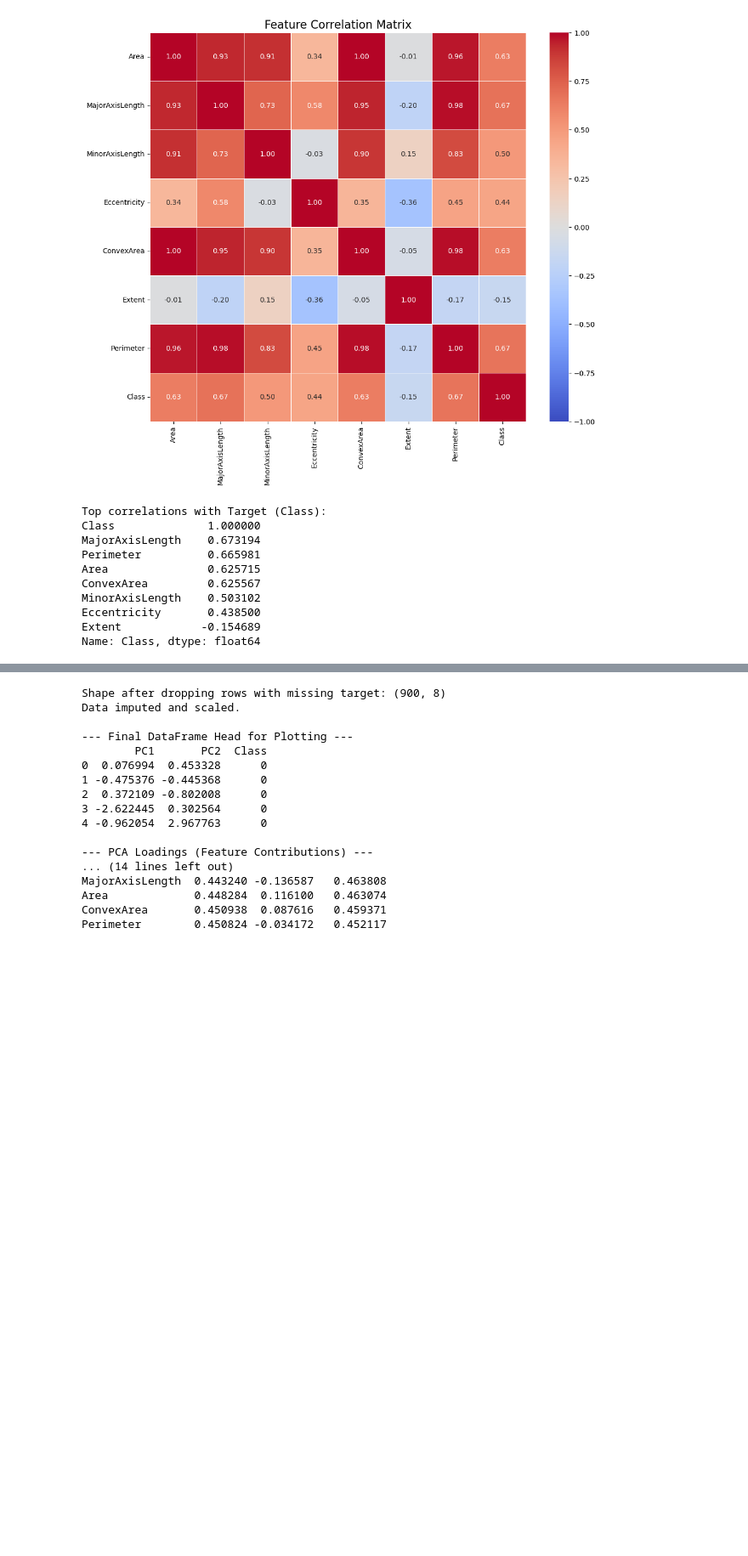
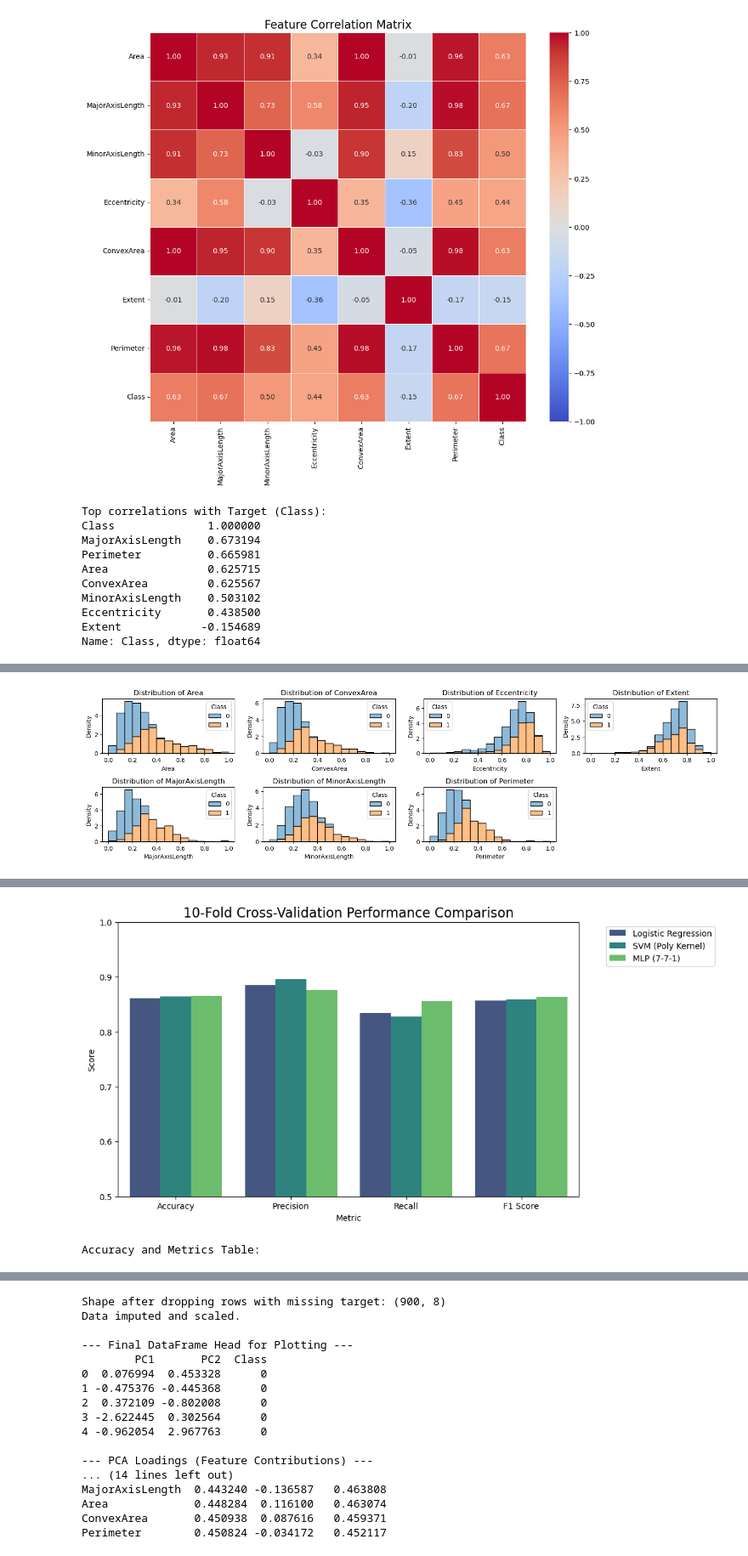
Before and after one commit to rechegp/fis01085_trabalho_final, a Jupyter notebook: trabalho_final_parte_pedro.ipynb, the cells around one changed output, grey strips where cells are left out. Shown at 85% size. Saved outputs shown, nothing was run; the diff lists cells and outputs as text; code cells hidden in the pictures; blank space fills up the shorter version.

```diff
--- a/trabalho_final_parte_pedro.ipynb
+++ b/trabalho_final_parte_pedro.ipynb
@@ -543,0 +265,78 @@ An error occurred: at least one array or dtype is required
+# %%
+# --- 1. Preprocessing and Visualization ---
+
+# Normalize all columns except target
+columns_to_normalize = df.columns.difference([target_column])
+# Using Min-Max normalization as typical in the study's preprocessing context
+df[columns_to_normalize] = (df[columns_to_normalize] - df[columns_to_normalize].min()) / (df[columns_to_normalize].max() - df[columns_to_normalize].min())
+
+# Feature distributions splitting Kecimen and Besni raisin
+plt.figure(figsize=(15, 10))
+for i, column in enumerate(columns_to_normalize):
+    plt.subplot(5, 4, i + 1)
+    sns.histplot(data=df, x=column, hue=target_column, multiple="stack", bins=15, alpha=0.5, stat='density', common_norm=False)
+    plt.title(f'Distribution of {column}')
+plt.tight_layout()
+plt.show()
+
+# Define X and y
+df.columns = df.columns.str.strip()
+X = df.drop(columns=[target_column])
+y = df[target_column]
+
+# 1. Define the 10-Fold Cross-Validation Strategy
+# "randomizing the data" -> shuffle=True
+# "separating 10 samples" -> n_splits=10
+kf = KFold(n_splits=10, shuffle=True, random_state=42)
+
+# Define the models
+models = {
+    'Logistic Regression': LogisticRegression(max_iter=1000, random_state=42),
+    'SVM (Poly Kernel)': SVC(kernel='poly', degree=3, probability=True, random_state=42),
+    'MLP (7-7-1)': MLPClassifier(hidden_layer_sizes=(7,), max_iter=2000, random_state=42)
+}
+
+# Define metrics to calculate for each fold
+scoring_metrics = ['accuracy', 'precision', 'recall', 'f1']
+
+results_data = []
+
+print(f"{'Model':<25} | {'Accuracy':<10} | {'Precision':<10} | {'Recall':<10} | {'F1 Score':<10}")
+print("-" * 75)
+
+for model_name, model in models.items():
+    # 2. Run Cross-Validation
+    # This automatically runs the training/testing loop 10 times
+    cv_results = cross_validate(model, X, y, cv=kf, scoring=scoring_metrics)
+
+    # 3. Calculate Mean Scores across the 10 folds
+    mean_acc = cv_results['test_accuracy'].mean()
+    mean_prec = cv_results['test_precision'].mean()
+    mean_rec = cv_results['test_recall'].mean()
+    mean_f1 = cv_results['test_f1'].mean()
+
+    # Store for plotting later if needed
+    results_data.append({
+        'Model': model_name,
+        'Accuracy': mean_acc,
+        'Precision': mean_prec,
+        'Recall': mean_rec,
+        'F1 Score': mean_f1
+    })
+
+    print(f"{model_name:<25} | {mean_acc:.4f}     | {mean_prec:.4f}     | {mean_rec:.4f}     | {mean_f1:.4f}")
+
+# Create DataFrame for final comparison (optional)
+cv_results_df = pd.DataFrame(results_data)
+
+# --- Optional: Plotting the Average Results ---
+metrics_pivot = cv_results_df.melt(id_vars='Model', var_name='Metric', value_name='Score')
+
+plt.figure(figsize=(10, 6))
+sns.barplot(data=metrics_pivot, x='Metric', y='Score', hue='Model', palette='viridis')
+plt.title("10-Fold Cross-Validation Performance Comparison", fontsize=16)
+plt.ylim(0.5, 1.0)
+plt.legend(bbox_to_anchor=(1.05, 1), loc='upper left')
+plt.show()
+# %% [output]
+[figure, added]
@@ -543,0 +348,2 @@ An error occurred: at least one array or dtype is required
+[figure, added]
+Accuracy and Metrics Table:
```
Also changed, not shown: parts of 14 cells of this notebook.
